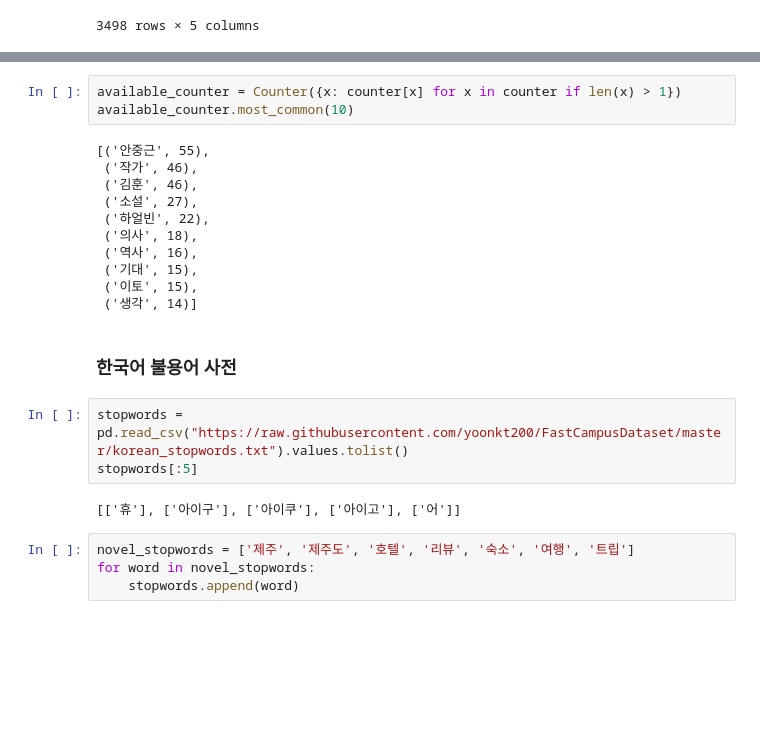
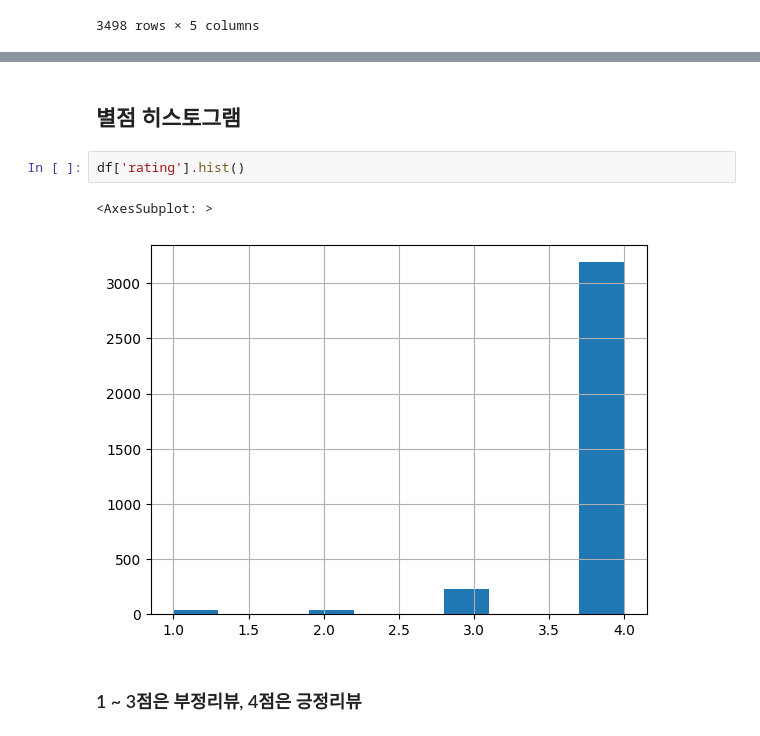
Before and after one commit to BoYeonJang/kyobobook-review, a Jupyter notebook: word-cloud.ipynb, the cells around one changed output, grey strips where cells are left out. Drawn from its saved outputs; the diff is of its cells as text; blank space fills up the shorter version.

```diff
--- a/word-cloud.ipynb
+++ b/word-cloud.ipynb
@@ -133,25 +37,9 @@ counter.most_common(10)
-# %%
-available_counter = Counter({x: counter[x] for x in counter if len(x) > 1})
-available_counter.most_common(10)
-# %% [output]
-[('안중근', 55),
- ('작가', 46),
- ('김훈', 46),
- ('소설', 27),
- ('하얼빈', 22),
- ('의사', 18),
- ('역사', 16),
- ('기대', 15),
- ('이토', 15),
- ('생각', 14)]
-# %% [markdown]
-### 한국어 불용어 사전
-# %%
-stopwords = pd.read_csv("https://raw.githubusercontent.com/yoonkt200/FastCampusDataset/master/korean_stopwords.txt").values.tolist()
-stopwords[:5]
-# %% [output]
-[['휴'], ['아이구'], ['아이쿠'], ['아이고'], ['어']]
-# %%
-novel_stopwords = ['제주', '제주도', '호텔', '리뷰', '숙소', '여행', '트립']
-for word in novel_stopwords:
-    stopwords.append(word)
+# %% [markdown]
+## 별점 히스토그램
+# %%
+df['rating'].hist()
+# %% [output]
+<AxesSubplot: >
+[figure, added]
+# %% [markdown]
+### 1 ~ 3점은 부정리뷰, 4점은 긍정리뷰
```
Also changed, not shown: parts of 42 cells of this notebook, 1 other file.
